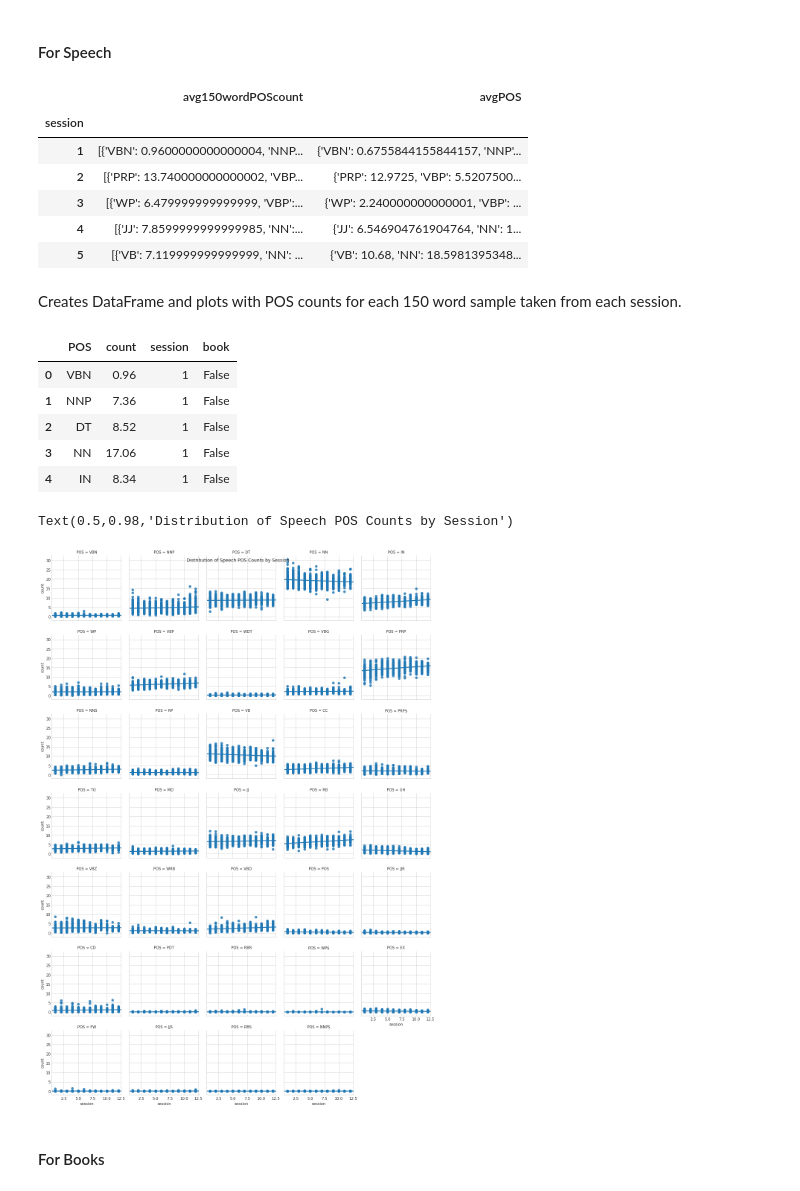
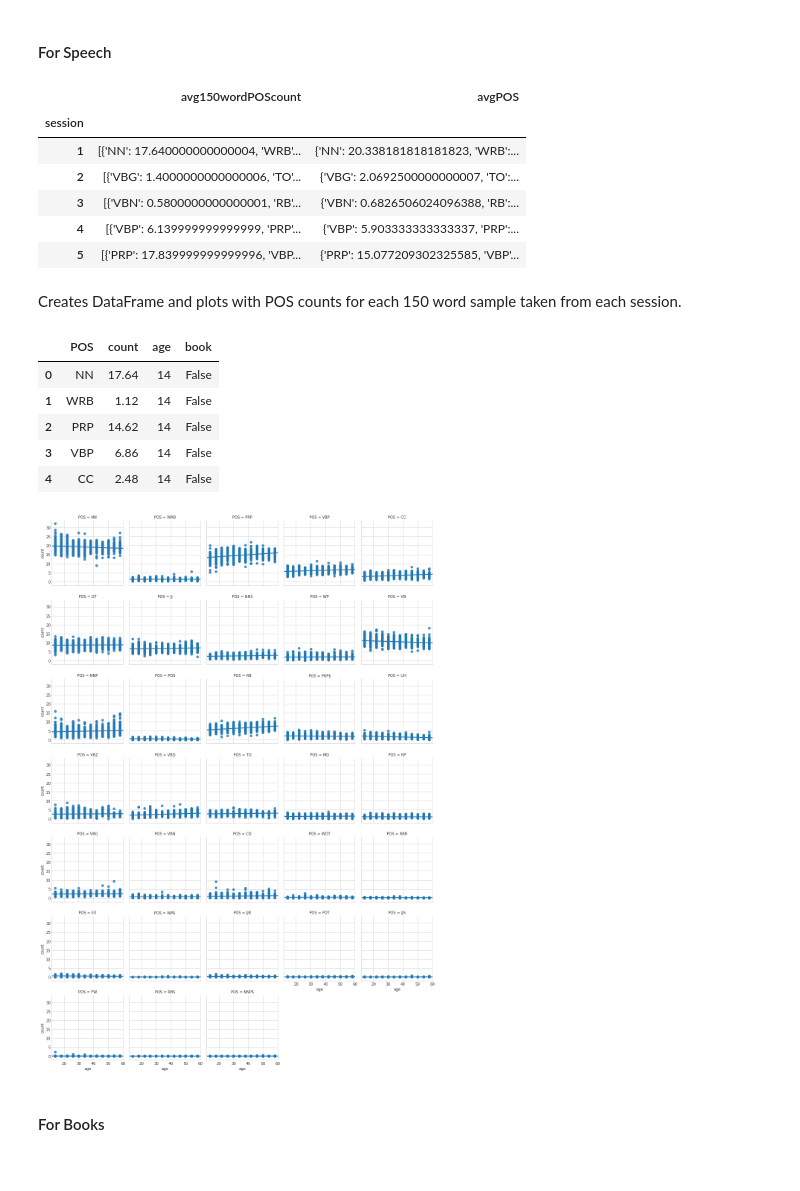
Before and after one commit to jgdenby/content-analysis-2018, a Jupyter notebook: ChildBookProject/FinalProj.ipynb, the cells around one changed output. Drawn from its saved outputs; the diff is of its cells as text; code cells hidden in the pictures.

```diff
--- a/ChildBookProject/FinalProj.ipynb
+++ b/ChildBookProject/FinalProj.ipynb
@@ -411,4 +415,7 @@ sessionPOSdicts = sessionPOSdicts.to_frame()
 # %%
+sessionPOSdicts = p_chats.groupby('age').avg150wordPOScount.apply(list)
+sessionPOSdicts = sessionPOSdicts.to_frame()
+
 #collapses sessions across people
 sessionPOSdicts['avgPOS'] = sessionPOSdicts['avg150wordPOScount'].apply(lambda x: getavgPOSdict(x))
 # %%
@@ -416,11 +423,11 @@ sessionPOSdicts.head()
 # %% [output]
 |  | avg150wordPOScount | avgPOS |
 | session |  |  |
-| 1 | [{'VBN': 0.9600000000000004, 'NNP... | {'VBN': 0.6755844155844157, 'NNP'... |
-| 2 | [{'PRP': 13.740000000000002, 'VBP... | {'PRP': 12.9725, 'VBP': 5.5207500... |
-| 3 | [{'WP': 6.479999999999999, 'VBP':... | {'WP': 2.240000000000001, 'VBP': ... |
-| 4 | [{'JJ': 7.8599999999999985, 'NN':... | {'JJ': 6.546904761904764, 'NN': 1... |
-| 5 | [{'VB': 7.119999999999999, 'NN': ... | {'VB': 10.68, 'NN': 18.5981395348... |
+| 1 | [{'NN': 17.640000000000004, 'WRB'... | {'NN': 20.338181818181823, 'WRB':... |
+| 2 | [{'VBG': 1.4000000000000006, 'TO'... | {'VBG': 2.0692500000000007, 'TO':... |
+| 3 | [{'VBN': 0.5800000000000001, 'RB'... | {'VBN': 0.6826506024096388, 'RB':... |
+| 4 | [{'VBP': 6.139999999999999, 'PRP'... | {'VBP': 5.903333333333337, 'PRP':... |
+| 5 | [{'PRP': 17.839999999999996, 'VBP... | {'PRP': 15.077209302325585, 'VBP'... |
 # %% [markdown]
 Creates DataFrame and plots with POS counts for each 150 word sample taken from each session.
 # %%
@@ -428,28 +435,27 @@ sessioncountsdf = pd.DataFrame()
 for i, r in sessionPOSdicts.iterrows():
     for d in r['avg150wordPOScount']:
         sessiondf = pd.DataFrame.from_dict(d, orient = 'index')
-        sessiondf['session'] = i
+        sessiondf['age'] = (i-1)*4 + 14
         sessioncountsdf = sessioncountsdf.append(sessiondf)
 sessioncountsdf.reset_index(inplace = True)
 sessioncountsdf = sessioncountsdf.rename(columns = {'index':'POS', 0:'count'})
 sessioncountsdf['book'] = False
-sessioncountsdf = sessioncountsdf[sessioncountsdf['POS'] != 'SYM']
+sessioncountsdf = sessioncountsdf[~sessioncountsdf['POS'].isin(['SYM','IN','LS'])] #counts are artifactual/uninteresting
 # %%
 sessioncountsdf.head()
 # %% [output]
-|  | POS | count | session | book |
-| 0 | VBN | 0.96 | 1 | False |
-| 1 | NNP | 7.36 | 1 | False |
-| 2 | DT | 8.52 | 1 | False |
-| 3 | NN | 17.06 | 1 | False |
-| 4 | IN | 8.34 | 1 | False |
+|  | POS | count | age | book |
+| 0 | NN | 17.64 | 14 | False |
+| 1 | WRB | 1.12 | 14 | False |
+| 2 | PRP | 14.62 | 14 | False |
+| 3 | VBP | 6.86 | 14 | False |
+| 4 | CC | 2.48 | 14 | False |
 # %%
 g = sns.FacetGrid(sessioncountsdf, col = 'POS', col_wrap=5)
-g.map(sns.regplot, "session", "count")
-g.fig.suptitle('Distribution of Speech POS Counts by Session');
+g.map(sns.regplot, "age", "count")
+#plt.savefig('pchatposdist.png',bbox_inches = 'tight')
 # %% [output]
-Text(0.5,0.98,'Distribution of Speech POS Counts by Session')
-[figure, old version]
+[figure, new version]
 # %% [markdown]
 #### For Books
 # %%
```
Also changed, not shown: parts of 60 cells of this notebook, 7 other files.
